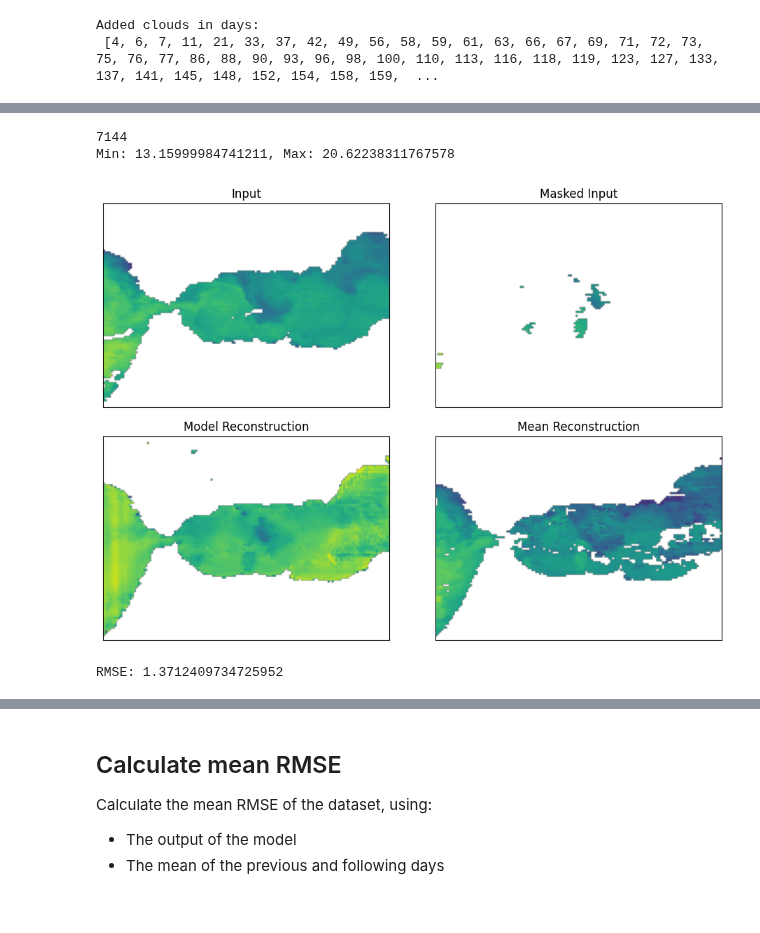
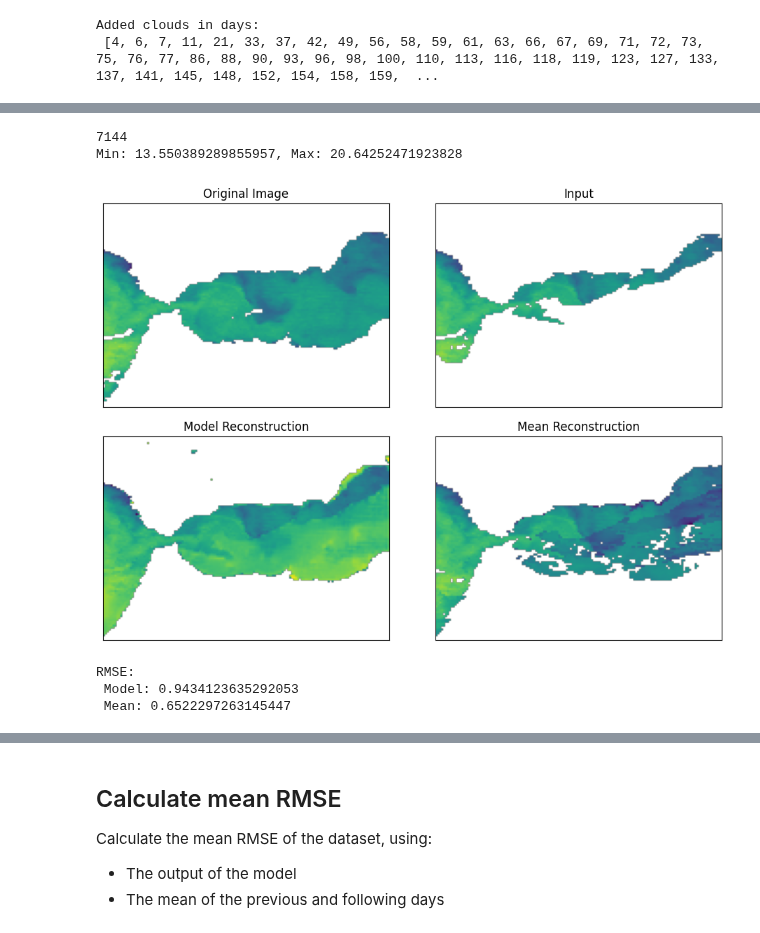
Before and after one commit to LisaDaVinchie/DINCAE.jl, a Jupyter notebook: data_analysis.ipynb, the cells around one changed output, grey strips where cells are left out. Saved outputs shown, nothing was run; the diff lists cells and outputs as text; code cells hidden in the pictures.

```diff
--- a/data_analysis.ipynb
+++ b/data_analysis.ipynb
@@ -7,13 +7,13 @@ import xarray
 import numpy as np
 import matplotlib.pyplot as plt
 # %%
-i = 2 # Index of the trial to analyze
+i = 3 # Index of the trial to analyze
 base_folder = f"./results/trial_{i}/"
 
-result = xarray.open_dataset(f"{base_folder}/data-avg.nc")
-cleanup = xarray.open_dataset(f"{base_folder}/modis_cleanup.nc")
-cleanup_clouds = xarray.open_dataset(f"{base_folder}/modis_cleanup_add_clouds.nc")
-# subset = xarray.open_dataset(f"{base_folder}/modis_subset.nc")
+result = xarray.open_dataset(f"{base_folder}/data-avg.nc") # Model output
+# subset = xarray.open_dataset(f"{base_folder}/modis_subset.nc") # Raw data
+cleanup = xarray.open_dataset(f"{base_folder}/modis_cleanup.nc") # Cleaned data (pixels with quality flags > 3 or temperature > 40 removed)
+cleanup_clouds = xarray.open_dataset(f"{base_folder}/modis_cleanup_add_clouds.nc") # Cleaned data with clouds added back
 # %%
 # Extracting the relevant data arrays
 
@@ -49,42 +59,46 @@ print(i)
 time_window = 3 # Specify the time window for reconstruction
 n_days = time_window // 2 # Get the number of days before and after the current day
 
+# Calculate where the clouds were applied, only considering water areas
+# cloud_mask = np.isnan(cleanup_clouds_sst[i]) & sea_mask
+cloud_mask = np.isnan(cleanup_clouds_sst[i])
+
 # Reconstruct the image using the model output where clouds were added and the original image otherwise
-reconstructed_img = np.where(np.isnan(cleanup_clouds_sst[i]), result_sst[i], cleanup_sst[i])
+reconstructed_img = np.where(cloud_mask, result_sst[i], cleanup_sst[i])
 
 # Calculate the mean of the surrounding days
 mean_res = np.nanmean(cleanup_clouds_sst[i-n_days:i + n_days + 1], axis=0)
 # Calculate the reconstructed image using the mean of the surrounding days where clouds were added
-reconstructed_mean_img = np.where(np.isnan(cleanup_clouds_sst[i]), mean_res, cleanup_sst[i])
+reconstructed_mean_img = np.where(cloud_mask, mean_res, cleanup_sst[i])
 
 # Calculate the min and max values for consistent color scaling
 vmin = np.min([np.nanmin(reconstructed_img), np.nanmin(cleanup_clouds_sst[i]), np.nanmin(reconstructed_mean_img)])
 vmax = np.max([np.nanmax(reconstructed_img), np.nanmax(cleanup_clouds_sst[i]), np.nanmax(reconstructed_mean_img)])
 print(f"Min: {vmin}, Max: {vmax}")
 
 fig, axs = plt.subplots(2, 2, figsize=(10, 7), sharex=True, sharey=True)
 
 axs[0, 0].imshow(cleanup_sst[i], cmap='viridis', vmin=vmin, vmax=vmax)
-axs[0, 0].set_title('Input')
+axs[0, 0].set_title('Original Image')
 
 axs[0, 1].imshow(cleanup_clouds_sst[i], cmap='viridis', vmin=vmin, vmax=vmax)
-axs[0, 1].set_title('Masked Input')
+axs[0, 1].set_title('Input')
 
 axs[1, 0].imshow(reconstructed_img, cmap='viridis', vmin=vmin, vmax=vmax)
 axs[1, 0].set_title('Model Reconstruction')
 
 axs[1, 1].imshow(reconstructed_mean_img, cmap='viridis', vmin=vmin, vmax=vmax)
 axs[1, 1].set_title('Mean Reconstruction')
 
 plt.tight_layout()
 for ax in axs.flat:
     ax.set_xticks([])
     ax.set_yticks([])
 plt.show()
 # %% [output]
 7144
-Min: 13.15999984741211, Max: 20.62238311767578
+Min: 13.550389289855957, Max: 20.64252471923828
-[figure, old version]
+[figure, new version]
 # %%
 # Calculate RMSE between the reconstructed and original images
 RMSE_model = np.sqrt(np.nanmean((reconstructed_img - cleanup_sst[i]) ** 2))
@@ -92,4 +106,6 @@ RMSE_mean = np.sqrt(np.nanmean((reconstructed_mean_img - cleanup_sst[i]) ** 2))
 
 print(f"RMSE:\n Model: {RMSE_model}\n Mean: {RMSE_mean}")
 # %% [output]
-RMSE: 1.3712409734725952
+RMSE:
+ Model: 0.9434123635292053
+ Mean: 0.6522297263145447
```
Also changed, not shown: parts of 11 cells of this notebook.
